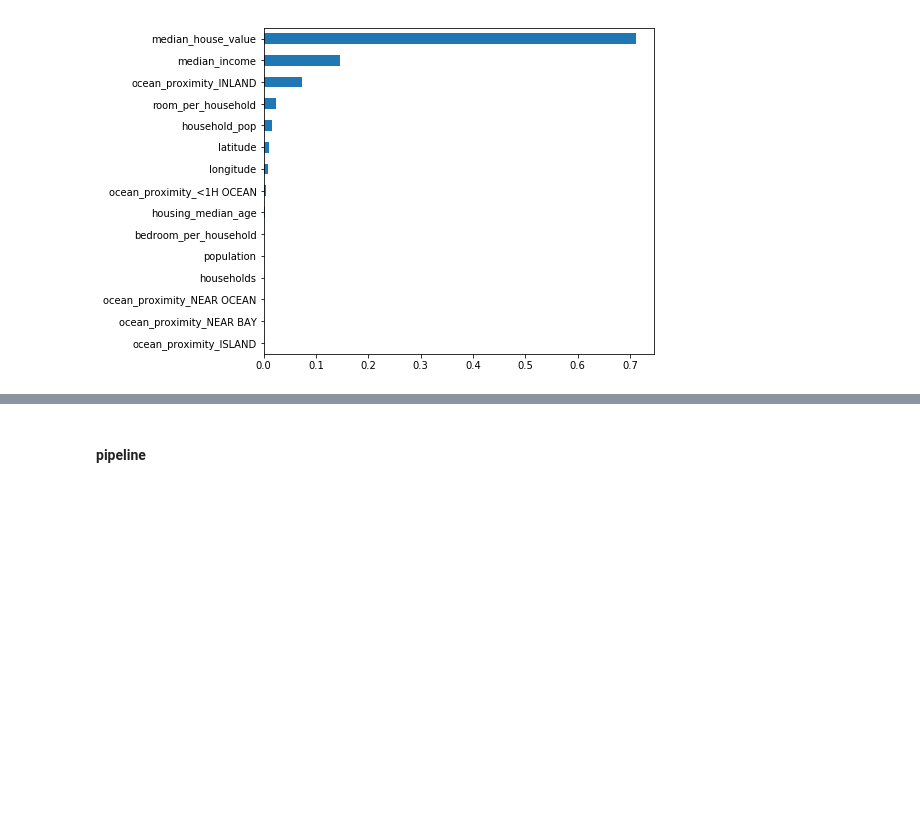
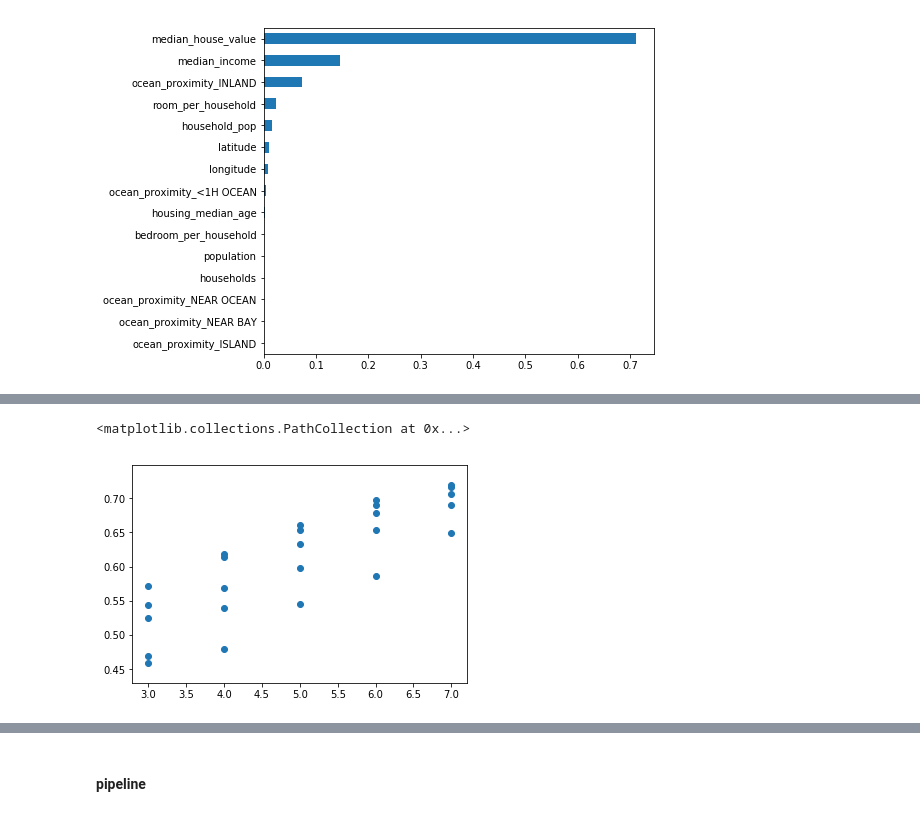
Before and after one commit to zafrinMinoti/CA_Housing, a Jupyter notebook: CA_Housing.ipynb, the cells around one changed output, grey strips where cells are left out. Cells and saved outputs as stored; diff of their text form; code cells hidden in the pictures; blank space fills up the shorter version.

```diff
--- a/CA_Housing.ipynb
+++ b/CA_Housing.ipynb
@@ -370,0 +435,7 @@ rfr2.score(X_test, y_test)
+# %%
+x = cvres_df['param_max_depth']
+y = cvres_df['mean_test_score']
+plt.scatter(x,y)
+# %% [output]
+<matplotlib.collections.PathCollection at 0x...>
+[figure, added]
```
Also changed, not shown: parts of 15 cells of this notebook.
